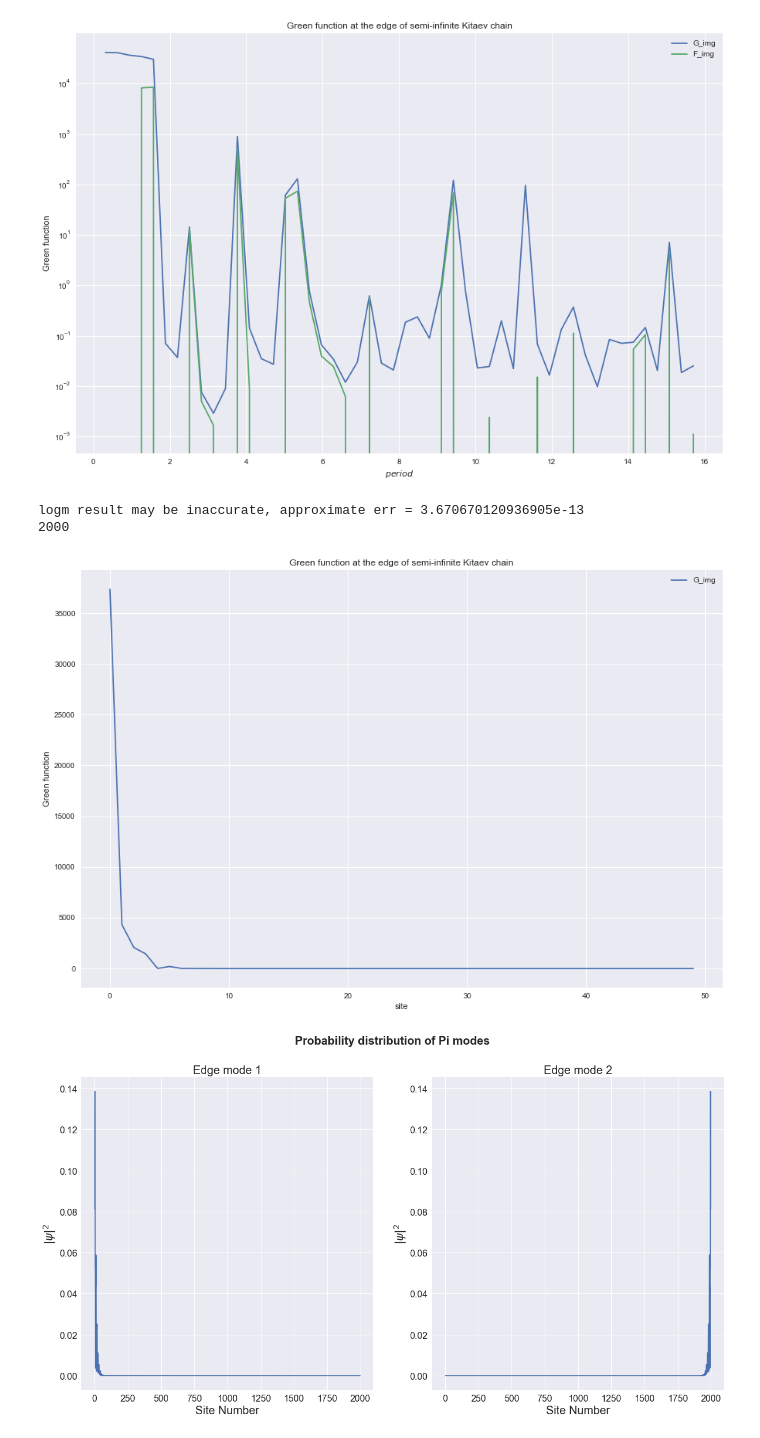
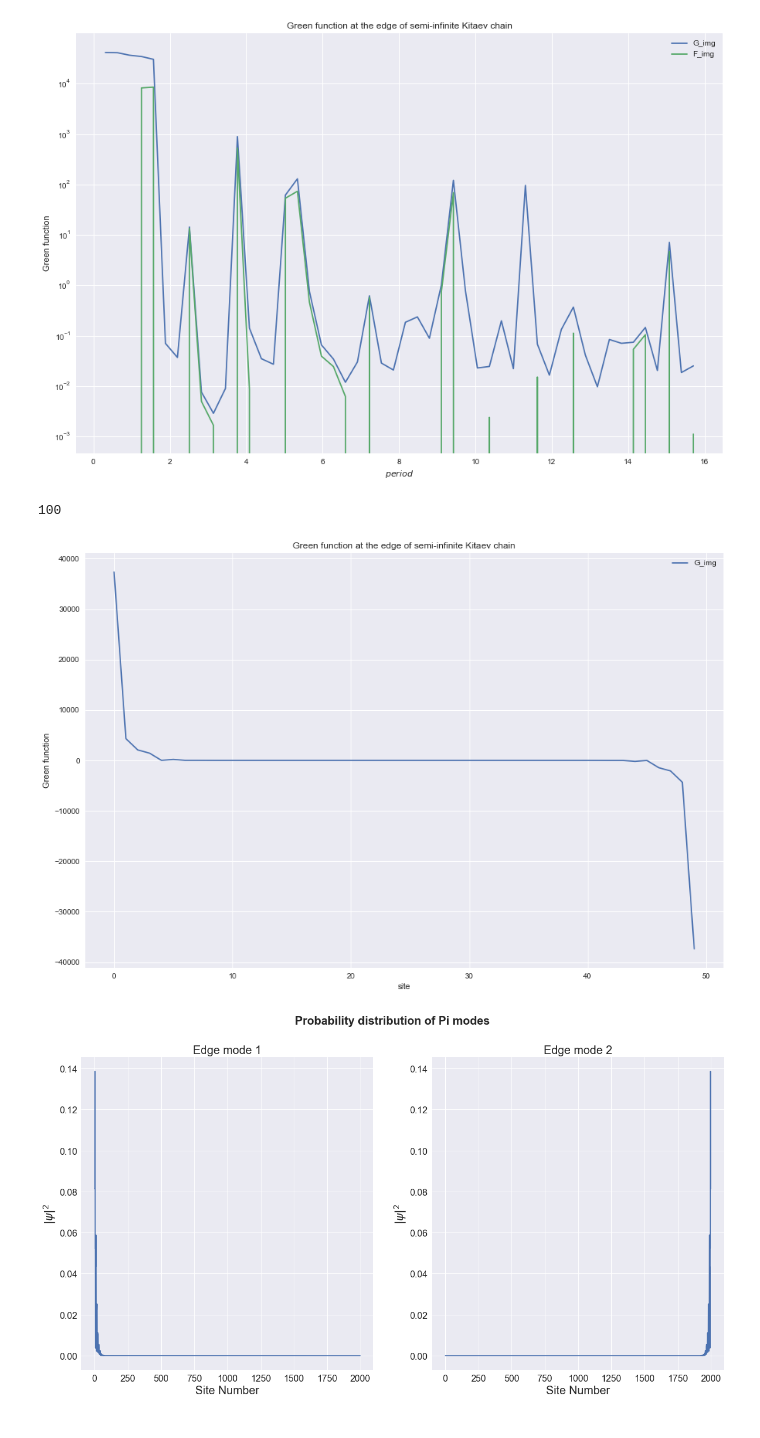
Before and after one commit to Eslam-Sabry/recursive-green-function, a Jupyter notebook: src/floquet hamiltonian2 - Copy.ipynb, the cells around one changed output. Cells and saved outputs as stored; diff of their text form; code cells hidden in the pictures.

```diff
--- a/src/floquet hamiltonian2 - Copy.ipynb
+++ b/src/floquet hamiltonian2 - Copy.ipynb
@@ -203,36 +203,35 @@ plt.show()
 # %% [output]
 [figure]
 # %%
-N = 1000
+N = 50
 h_1 = Hamiltonian(d,N,onsite(mu=0*t),hopping())
 h_2 = Hamiltonian(d,N,onsite(mu=1*t),hopping())
 
 U = evolution_operator([h_1.lattice_hamiltonian(), h_2.lattice_hamiltonian()],T=0.5)
 h_f = 1j * sla.logm(U)/np.pi
 #plot_spectrum(h_f)
 #F_img[i] = -1*np.array([la.inv(1j*0.00001*np.eye(len(h_f))-h_f)[0,1].imag])
 
 
 
-index = np.arange(50)
+index = np.arange(N)
 G_pos = np.array(la.inv(1j*0.00001*np.eye(len(h_f))-h_f))
 G_neg = np.array(la.inv(-1j*0.00001*np.eye(len(h_f))-h_f))
 G_OTE = (G_pos - G_neg)/2
 print(len(G_OTE))
 f_OTE = [G_OTE[0+i*d,1+i*d].imag for i in index]
 plt.title("Green function at the edge of semi-infinite Kitaev chain")
 plt.plot(index,f_OTE, label='G_img')
 #plt.plot(index,F_img,label='F_img')
 #plt.plot(var_mu/t,G_img-F_img,label = 'G_img-F_img')
 plt.ylabel('Green function')
 plt.xlabel('site')
 #plt.yscale('log')
 plt.legend()
 plt.show()
 # %% [output]
-logm result may be inaccurate, approximate err = 3.670670120936905e-13
-2000
+100
-[figure, old version]
+[figure, new version]
 # %%
 e_threshold = 1E-6	 # Threshold for finding zero eigenstates
 #e_threshold = 0.0005	 # Threshold for finding zero eigenstates
```
